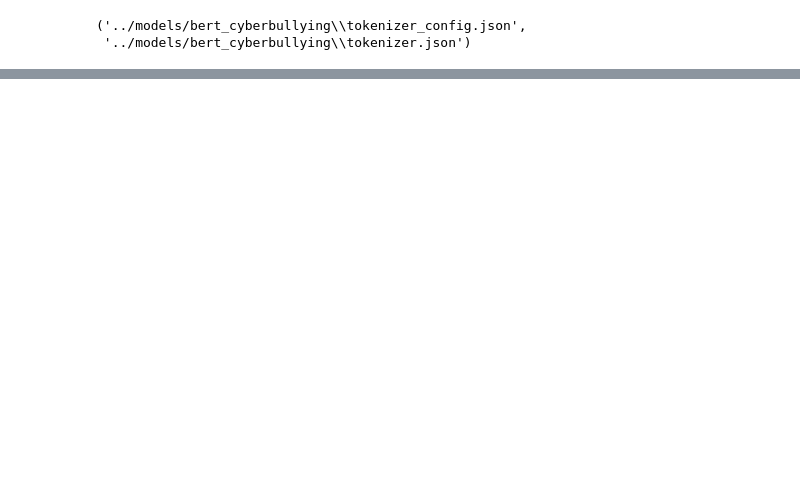
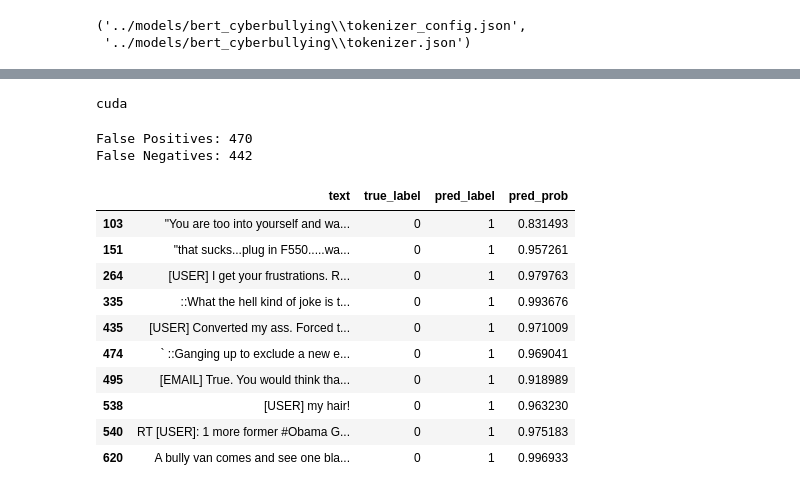
Before and after one commit to otuemre/AdvancedCyberbullyingDetection, a Jupyter notebook: notebooks/AdvancedCyberbullyingDetection.ipynb, the cells around one changed output, grey strips where cells are left out. Cells and saved outputs as stored; diff of their text form; code cells hidden in the pictures; blank space fills up the shorter version.

```diff
--- a/notebooks/AdvancedCyberbullyingDetection.ipynb
+++ b/notebooks/AdvancedCyberbullyingDetection.ipynb
@@ -796,0 +1085,6 @@ tokenizer.save_pretrained("../models/bert_cyberbullying")
+# %%
+device = torch.device("cuda" if torch.cuda.is_available() else "cpu")
+bert_model.to(device)
+print(device)
+# %% [output]
+cuda
@@ -796,0 +1120,47 @@ tokenizer.save_pretrained("../models/bert_cyberbullying")
+# %%
+bert_test_preds, bert_test_probs = predict_texts(
+    X_test,
+    bert_tokenizer,
+    bert_model,
+    max_len=128,
+    batch_size=32
+)
+# %%
+error_df = pd.DataFrame({
+    "text": X_test.tolist(),
+    "true_label": y_test.tolist(),
+    "pred_label": bert_test_preds,
+    "pred_prob": bert_test_probs
+})
+
+error_df["is_correct"] = error_df["true_label"] == error_df["pred_label"]
+# %%
+false_positives = error_df[
+    (error_df["true_label"] == 0) & (error_df["pred_label"] == 1)
+].copy()
+
+false_negatives = error_df[
+    (error_df["true_label"] == 1) & (error_df["pred_label"] == 0)
+].copy()
+# %%
+print("False Positives:", len(false_positives))
+print("False Negatives:", len(false_negatives))
+# %% [output]
+False Positives: 470
+False Negatives: 442
+# %%
+pd.set_option('display.max_colwidth', None)
+# %%
+false_positives[["text", "true_label", "pred_label", "pred_prob"]].head(10)
+# %% [output]
+|  | text | true_label | pred_label | pred_prob |
+| 103 | "You are too into yourself and wa... | 0 | 1 | 0.831493 |
+| 151 | "that sucks...plug in F550.....wa... | 0 | 1 | 0.957261 |
+| 264 | [USER] I get your frustrations. R... | 0 | 1 | 0.979763 |
+| 335 | ::What the hell kind of joke is t... | 0 | 1 | 0.993676 |
+| 435 | [USER] Converted my ass. Forced t... | 0 | 1 | 0.971009 |
+| 474 | ` ::Ganging up to exclude a new e... | 0 | 1 | 0.969041 |
+| 495 | [EMAIL] True. You would think tha... | 0 | 1 | 0.918989 |
+| 538 | [USER] my hair! | 0 | 1 | 0.963230 |
+| 540 | RT [USER]: 1 more former #Obama G... | 0 | 1 | 0.975183 |
+| 620 | A bully van comes and see one bla... | 0 | 1 | 0.996933 |
```
Also changed, not shown: parts of 39 cells of this notebook.
